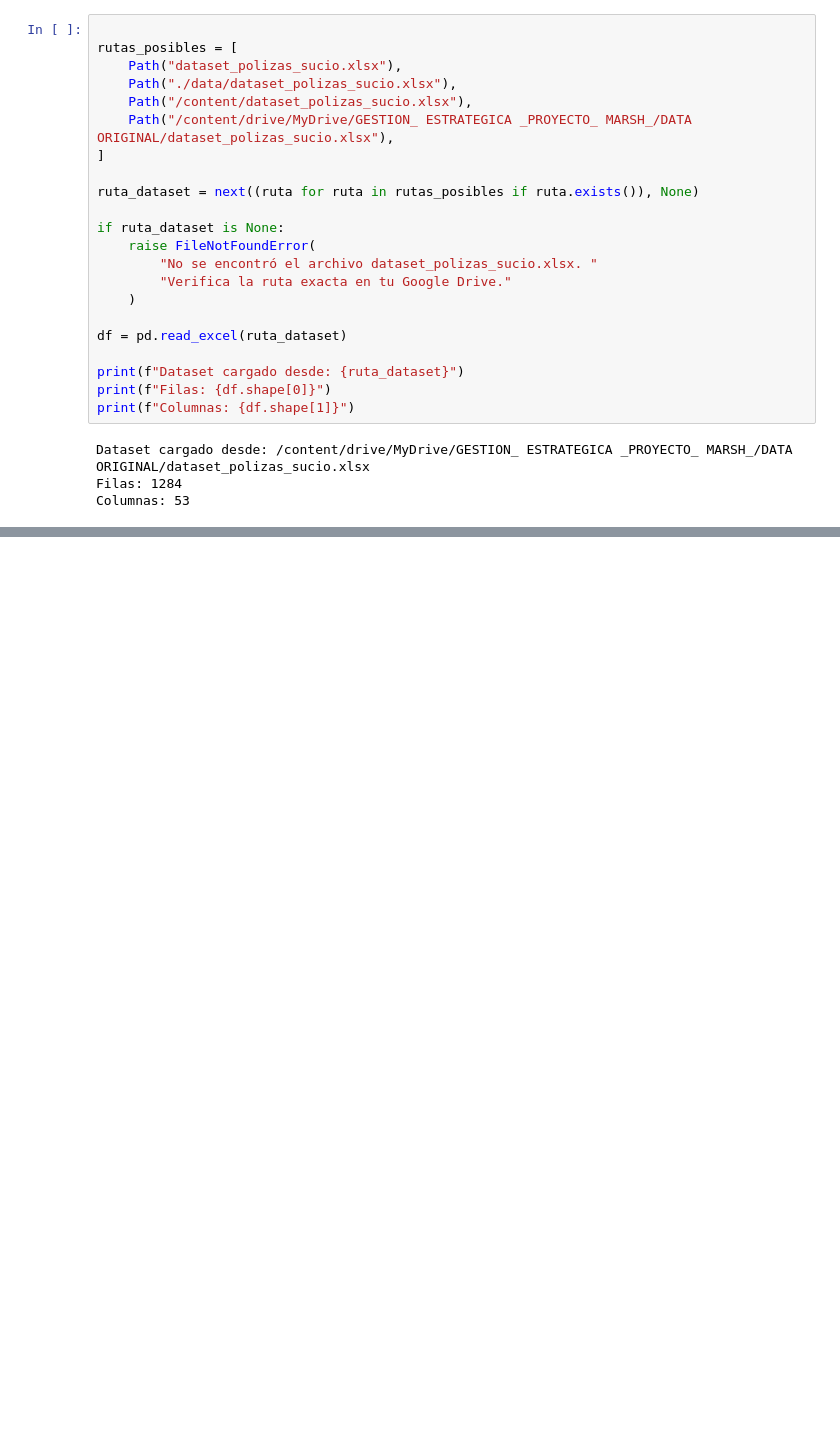
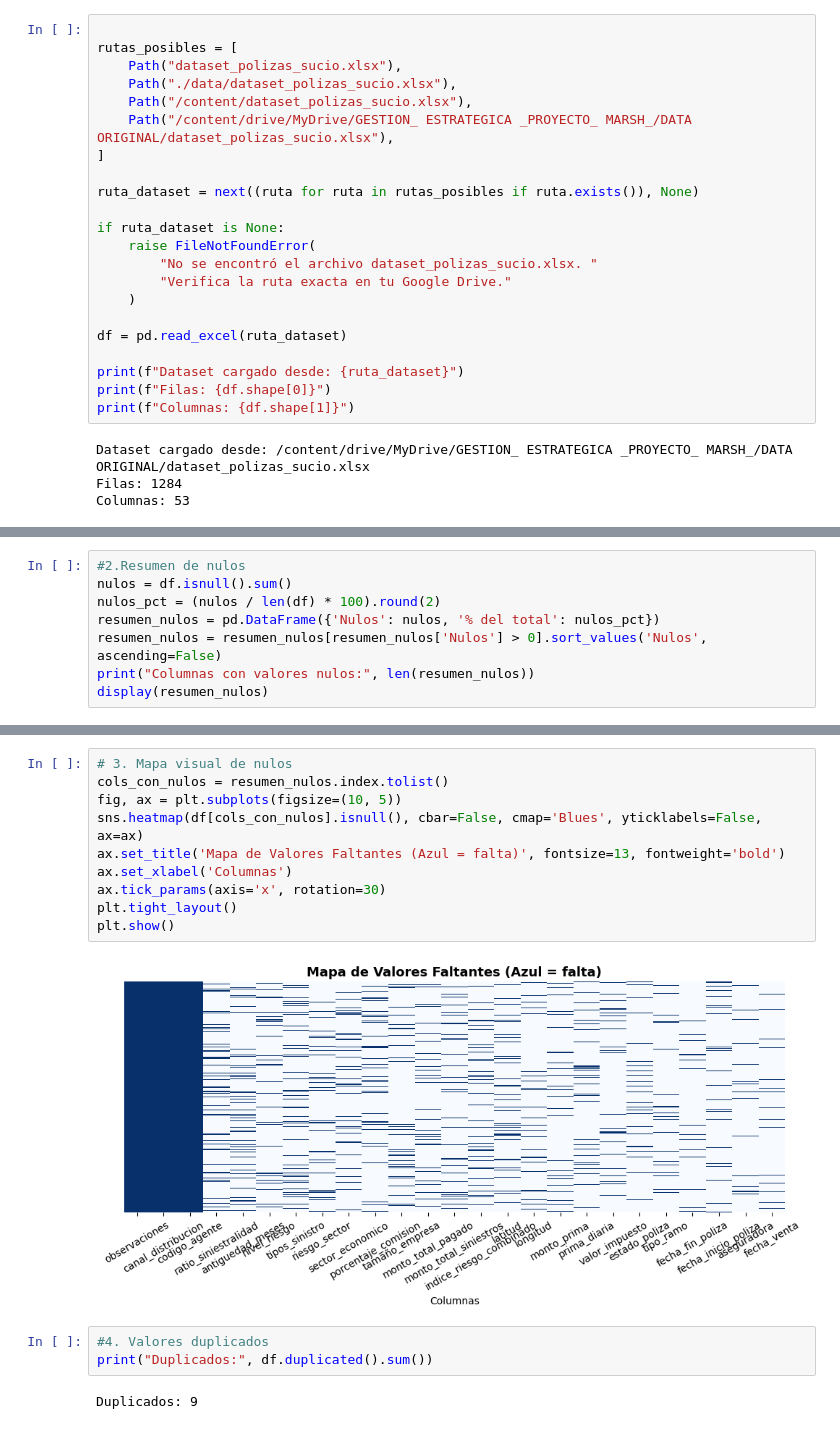
Before and after one commit to lisbethmesa-droid/proyecto-marsh-Gestion-proyectos, a Jupyter notebook: PROYECTO_MARSH_gestion_estrategica.ipynb, the cells around one changed output, grey strips where cells are left out. Saved outputs shown, nothing was run; the diff lists cells and outputs as text; blank space fills up the shorter version.

Commit message:
se crea una clasificacion de las variables y se define la variable objetivo, despues se realiza una exploracion inicial de los datos donde se identifican nulos, duplicados,espacios en blancos,etc.

```diff
--- a/PROYECTO_MARSH_gestion_estrategica.ipynb
+++ b/PROYECTO_MARSH_gestion_estrategica.ipynb
@@ -105,0 +226,8 @@ Columnas: 53
+# %%
+#2.Resumen de nulos
+nulos = df.isnull().sum()
+nulos_pct = (nulos / len(df) * 100).round(2)
+resumen_nulos = pd.DataFrame({'Nulos': nulos, '% del total': nulos_pct})
+resumen_nulos = resumen_nulos[resumen_nulos['Nulos'] > 0].sort_values('Nulos', ascending=False)
+print("Columnas con valores nulos:", len(resumen_nulos))
+display(resumen_nulos)
@@ -105,0 +253,17 @@ Columnas: 53
+# %%
+# 3. Mapa visual de nulos
+cols_con_nulos = resumen_nulos.index.tolist()
+fig, ax = plt.subplots(figsize=(10, 5))
+sns.heatmap(df[cols_con_nulos].isnull(), cbar=False, cmap='Blues', yticklabels=False, ax=ax)
+ax.set_title('Mapa de Valores Faltantes (Azul = falta)', fontsize=13, fontweight='bold')
+ax.set_xlabel('Columnas')
+ax.tick_params(axis='x', rotation=30)
+plt.tight_layout()
+plt.show()
+# %% [output]
+[figure, added]
+# %%
+#4. Valores duplicados
+print("Duplicados:", df.duplicated().sum())
+# %% [output]
+Duplicados: 9
```
Also changed, not shown: parts of 12 cells of this notebook.
